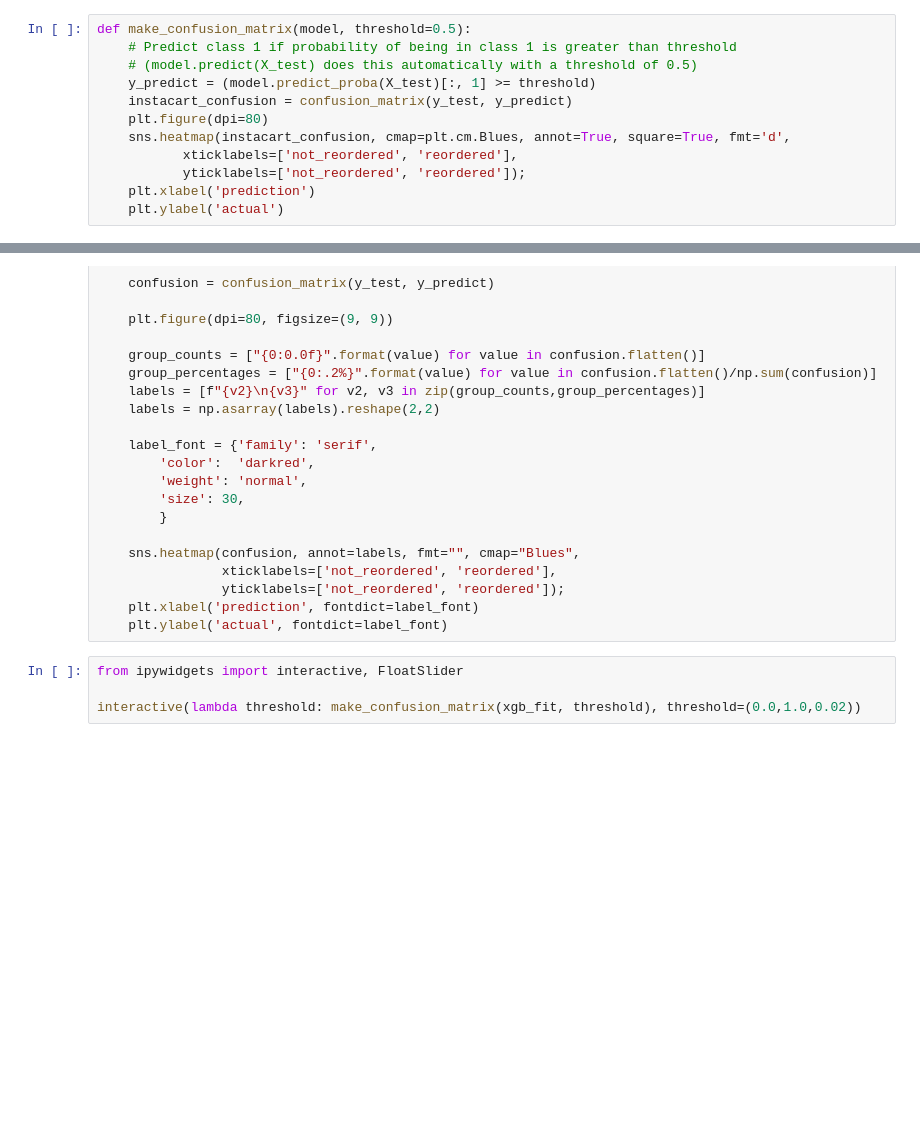
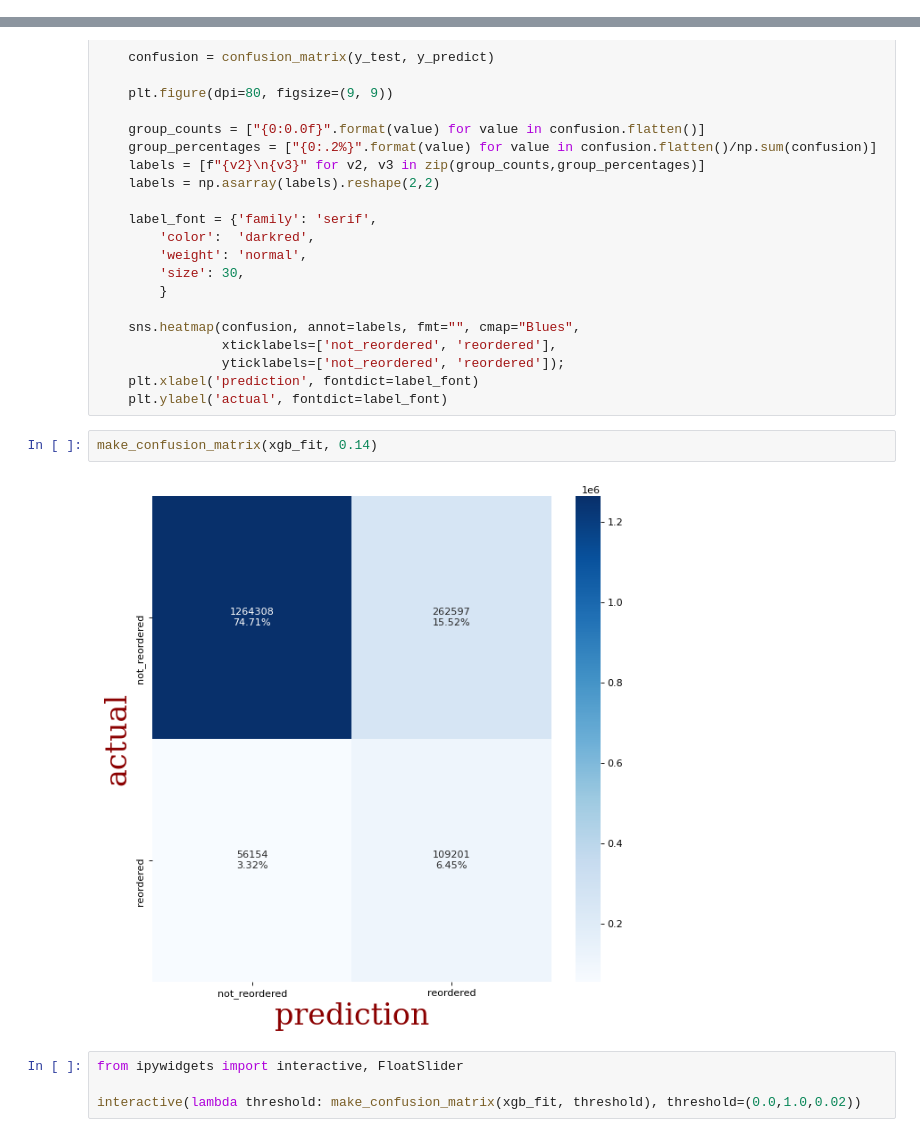
Before and after one commit to edubu2/metis-project3, a Jupyter notebook: code/model_analysis.ipynb, the cells around one changed output, grey strips where cells are left out. Drawn from its saved outputs; the diff is of its cells as text; blank space fills up the shorter version.

Commit message:
Last update to code/model files before switching VMS

```diff
--- a/code/model_analysis.ipynb
+++ b/code/model_analysis.ipynb
@@ -64,18 +56,6 @@ In both cases, the 'risk' of making false reorder predictions seems pretty low (
 In summary, **our goal is find a low enough probability threshold in which items that the user *might* purchase are captured, while still correctly classifying products the user is very unlikely to purchase.**
 
 Let's try and find a reasonable probability threshold using the below slider & confusion matrix.
-# %%
-def make_confusion_matrix(model, threshold=0.5):
-    # Predict class 1 if probability of being in class 1 is greater than threshold
-    # (model.predict(X_test) does this automatically with a threshold of 0.5)
-    y_predict = (model.predict_proba(X_test)[:, 1] >= threshold)
-    instacart_confusion = confusion_matrix(y_test, y_predict)
-    plt.figure(dpi=80)
-    sns.heatmap(instacart_confusion, cmap=plt.cm.Blues, annot=True, square=True, fmt='d',
-           xticklabels=['not_reordered', 'reordered'],
-           yticklabels=['not_reordered', 'reordered']);
-    plt.xlabel('prediction')
-    plt.ylabel('actual')
 # %%
 def make_confusion_matrix(model, threshold=0.5):
     # Predict class 1 if probability of being in class 1 is greater than threshold
@@ -103,6 +83,10 @@ def make_confusion_matrix(model, threshold=0.5):
                 yticklabels=['not_reordered', 'reordered']);
     plt.xlabel('prediction', fontdict=label_font)
     plt.ylabel('actual', fontdict=label_font)
+# %%
+make_confusion_matrix(xgb_fit, 0.14)
+# %% [output]
+[figure, added]
 # %%
 from ipywidgets import interactive, FloatSlider
 
```
Also changed, not shown: parts of 28 cells of this notebook, 1 other file.
